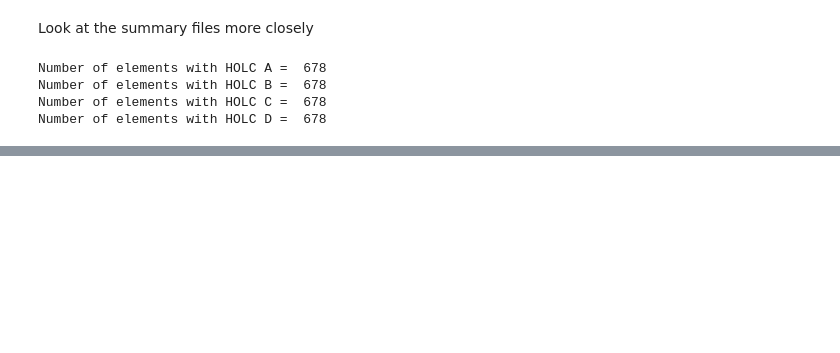
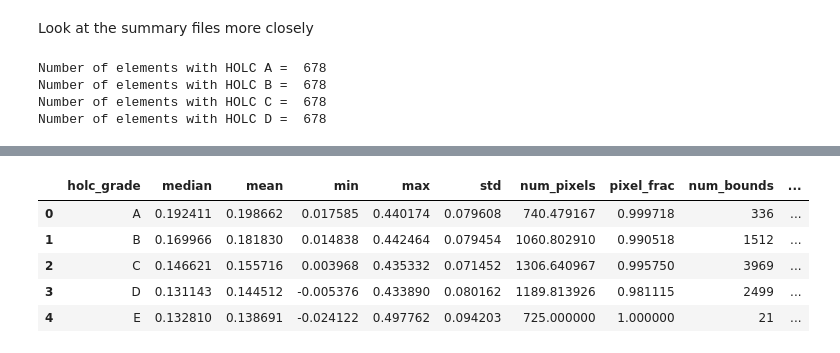
Before and after one commit to aderras/nyc-lst-ndvi, a Jupyter notebook: 00-notebooks/4_compute_summary_stats.ipynb, the cells around one changed output, grey strips where cells are left out. Saved outputs shown, nothing was run; the diff lists cells and outputs as text; code cells hidden in the pictures; blank space fills up the shorter version.

```diff
--- a/00-notebooks/4_compute_summary_stats.ipynb
+++ b/00-notebooks/4_compute_summary_stats.ipynb
@@ -487,7 +487,7 @@ helpers.get_filenames(DIR_STATS, fnames_stats)
 fnames_stats_lst = [x for x in fnames_stats if "lst" in x and "ext" in x]
 fnames_stats_ndvi = [x for x in fnames_stats if "ndvi" in x and "ext" in x]
 # %%
-pixelfrac_filter = 0.9 # OPTIONS: Any float >0.0 and <1.0
+pixelfrac_filter = 0.0 # OPTIONS: Any float >0.0 and <1.0
 
 #####################################################################
 
@@ -525,8 +525,8 @@ for obs_choice in range(2):
         df_mean_stats.rename(columns={"pixelnum":"num_pixels",
                                       "pixelnum_max":"max_num_pixels"}, inplace=True)
 
-        exportname = DIR_STATS_T + "/m2_ext_"+label+"_yr"+str(yr)+\
-                "_pfilt"+str(pixelfrac_filter)+".csv"
+        exportname = DIR_STATS_T + "/m2_ext_"+label+"_pfilt"+str(pixelfrac_filter)+\
+                    "_yr"+str(yr)+".csv"
         df_mean_stats.to_csv(exportname, index=False)
 # %% [markdown]
 ### C. Aggregate statistics Method 3: Group All HOLC_X Boundaries within a Decade <a id=method3></a>
@@ -555,7 +555,7 @@ helpers.get_filenames(DIR_STATS, fnames_stats)
 fnames_stats_lst = [x for x in fnames_stats if "lst" in x and "ext" in x]
 fnames_stats_ndvi = [x for x in fnames_stats if "ndvi" in x and "ext" in x]
 # %%
-pixelfrac_filter = 0.9 # OPTIONS: Any float >0.0 and <1.0
+pixelfrac_filter = 0.0 # OPTIONS: Any float >0.0 and <1.0
 #####################################################################
 
 obs_options = ["lst","ndvi"]
@@ -593,10 +593,22 @@ for obs_choice in range(len(obs_options)):
         df_mean_stats = pd.concat([df_mean_stats, df_stats])
 
         df_mean_stats.drop(columns="index", inplace=True)
+        df_mean_stats.reset_index(inplace=True)
+        df_mean_stats.rename(columns={"index":"holc_grade"}, inplace=True)
 
         exportname = DIR_STATS_T + "/m3_ext_"+label+\
                 "_pfilt"+str(pixelfrac_filter)+"_yr"+str(yr)+".csv"
         df_mean_stats.to_csv(exportname)
+# %%
+# df_mean_stats.drop(columns=["index","level_0"], inplace=True)
+df_mean_stats
+# %% [output]
+|  | holc_grade | median | mean | min | max | std | num_pixels | pixel_frac | num_bounds | ... |
+| 0 | A | 0.192411 | 0.198662 | 0.017585 | 0.440174 | 0.079608 | 740.479167 | 0.999718 | 336 | ... |
+| 1 | B | 0.169966 | 0.181830 | 0.014838 | 0.442464 | 0.079454 | 1060.802910 | 0.990518 | 1512 | ... |
+| 2 | C | 0.146621 | 0.155716 | 0.003968 | 0.435332 | 0.071452 | 1306.640967 | 0.995750 | 3969 | ... |
+| 3 | D | 0.131143 | 0.144512 | -0.005376 | 0.433890 | 0.080162 | 1189.813926 | 0.981115 | 2499 | ... |
+| 4 | E | 0.132810 | 0.138691 | -0.024122 | 0.497762 | 0.094203 | 725.000000 | 1.000000 | 21 | ... |
 # %% [markdown]
 ### D. Aggregate statistics Method 4: Group Raw Data by Year Range <a id=method4></a>
 
```
Also changed, not shown: parts of 2 cells of this notebook, 16 other files.
